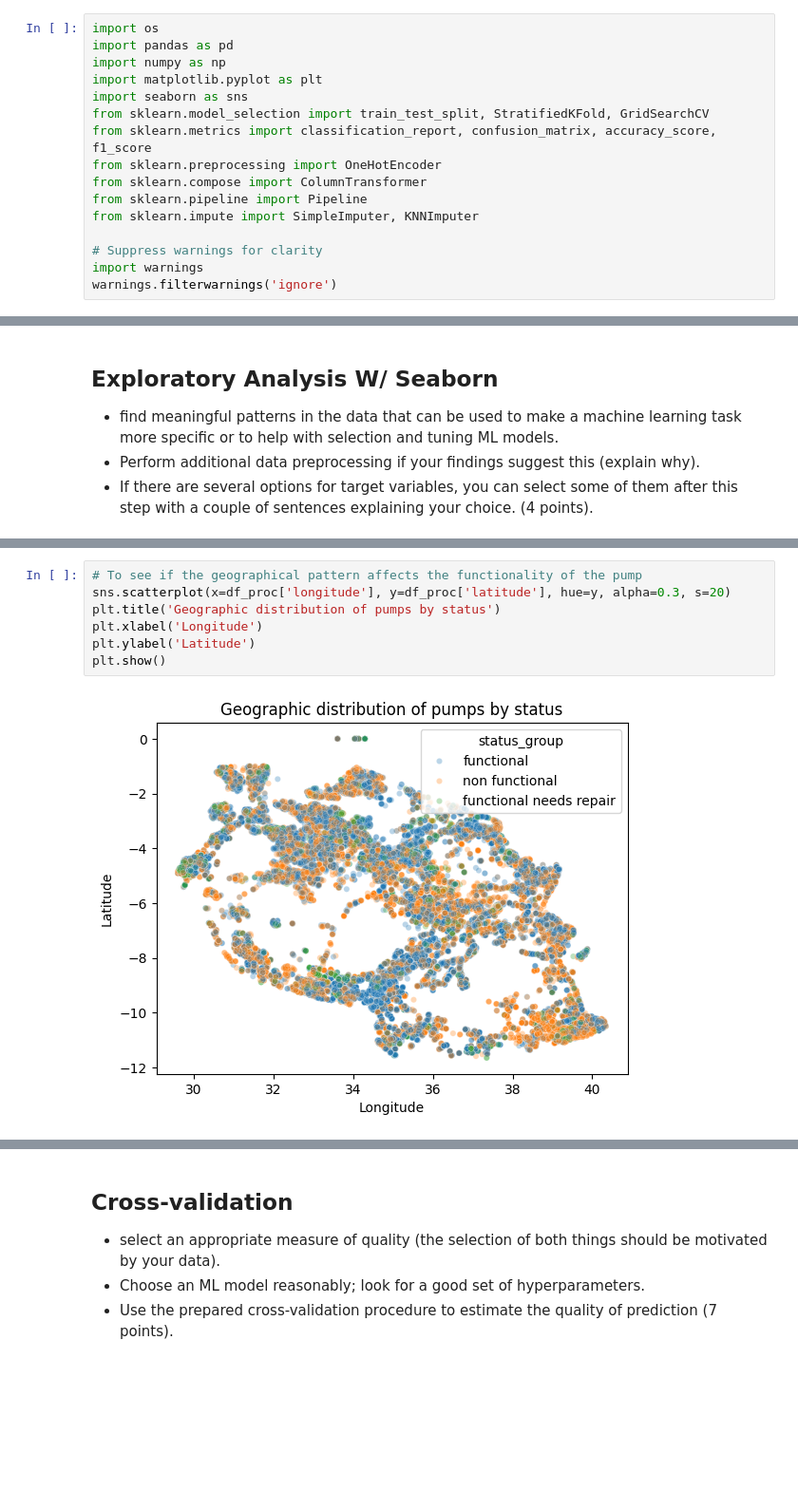
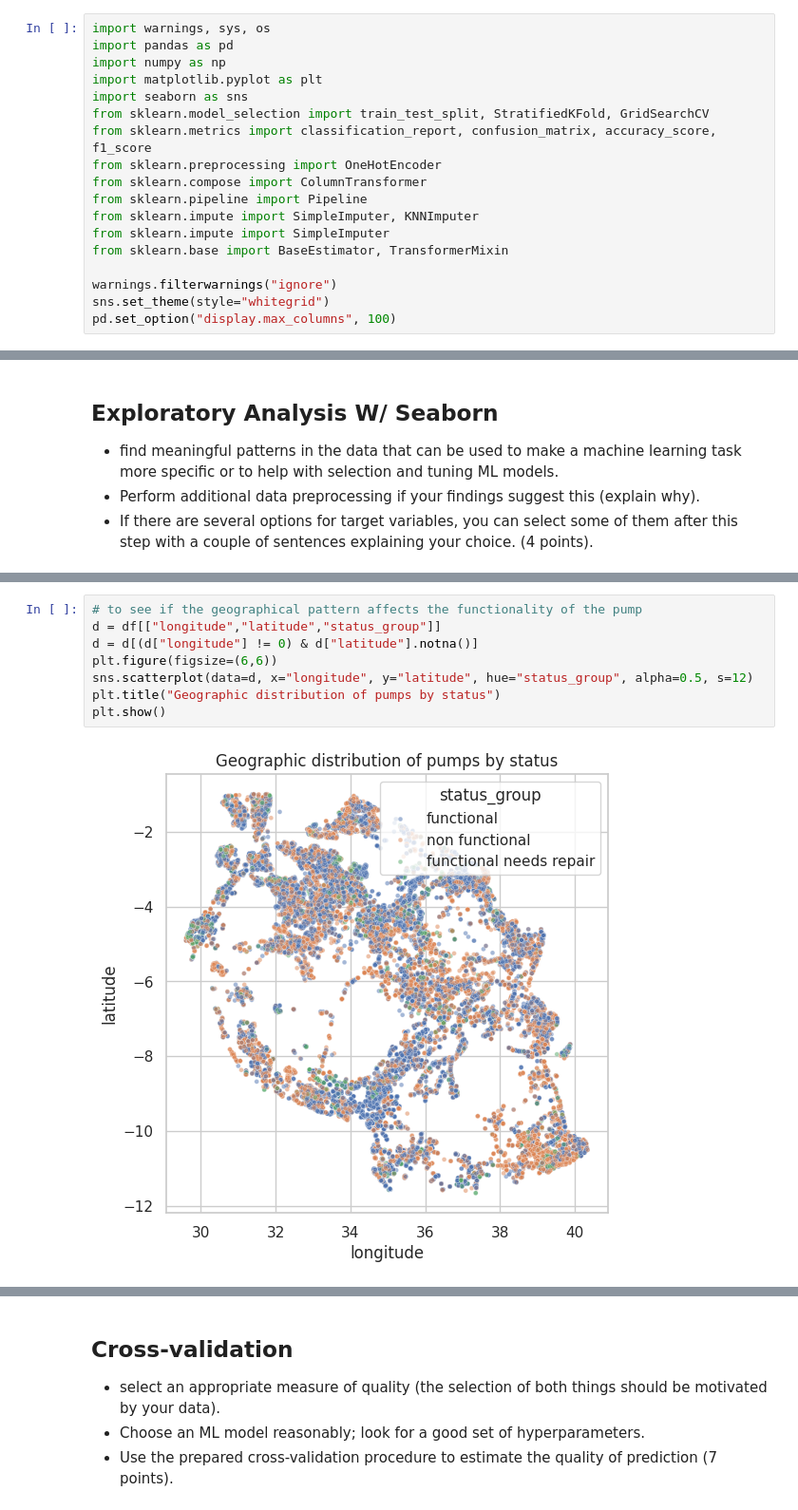
Before and after one commit to OrionXV/AI7101-Project, a Jupyter notebook: CleanStart.ipynb, the cells around one changed output, grey strips where cells are left out. Shown at 95% size. Saved outputs shown, nothing was run; the diff lists cells and outputs as text; blank space fills up the shorter version.

```diff
--- a/CleanStart.ipynb
+++ b/CleanStart.ipynb
@@ -17,7 +17,7 @@ Resolving deltas: 100% (33/33), done.
 ## Import the data
 Load the data using pandas and split the data frame into X (inputs) and y (outputs). (2 points)
 # %%
-import os
+import warnings, sys, os
 import pandas as pd
 import numpy as np
 import matplotlib.pyplot as plt
@@ -28,10 +28,12 @@ from sklearn.preprocessing import OneHotEncoder
 from sklearn.compose import ColumnTransformer
 from sklearn.pipeline import Pipeline
 from sklearn.impute import SimpleImputer, KNNImputer
+from sklearn.impute import SimpleImputer
+from sklearn.base import BaseEstimator, TransformerMixin
 
-# Suppress warnings for clarity
-import warnings
-warnings.filterwarnings('ignore')
+warnings.filterwarnings("ignore")
+sns.set_theme(style="whitegrid")
+pd.set_option("display.max_columns", 100)
 # %%
 BASE_DIR = '/content/AI7101-Project/data'
 
@@ -227,11 +328,12 @@ plt.show()
 # %%
-# To see if the geographical pattern affects the functionality of the pump
-sns.scatterplot(x=df_proc['longitude'], y=df_proc['latitude'], hue=y, alpha=0.3, s=20)
-plt.title('Geographic distribution of pumps by status')
-plt.xlabel('Longitude')
-plt.ylabel('Latitude')
+# to see if the geographical pattern affects the functionality of the pump
+d = df[["longitude","latitude","status_group"]]
+d = d[(d["longitude"] != 0) & d["latitude"].notna()]
+plt.figure(figsize=(6,6))
+sns.scatterplot(data=d, x="longitude", y="latitude", hue="status_group", alpha=0.5, s=12)
+plt.title("Geographic distribution of pumps by status")
 plt.show()
 # %% [output]
-[figure, old version]
+[figure, new version]
 # %%
 # previous graph isnt that obvious, so instead map each spatial area by class
```
Also changed, not shown: parts of 13 cells of this notebook.
